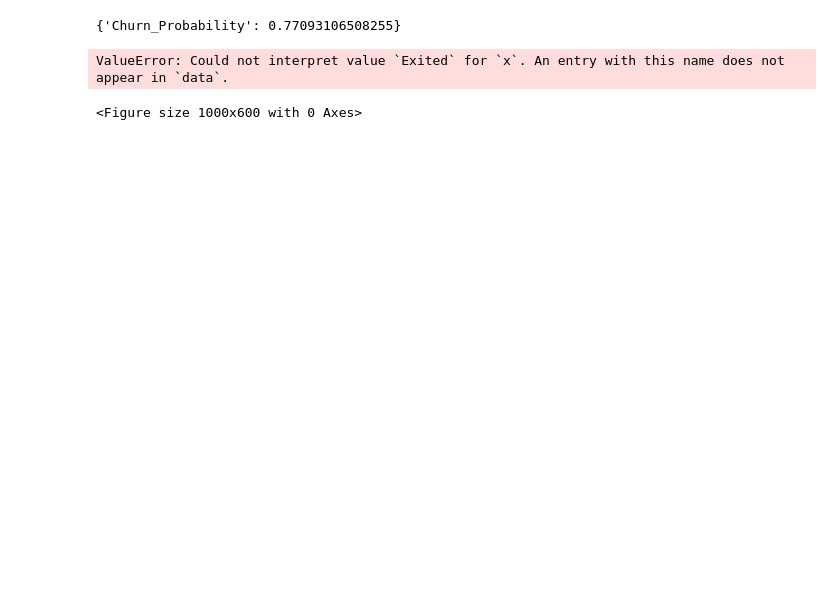
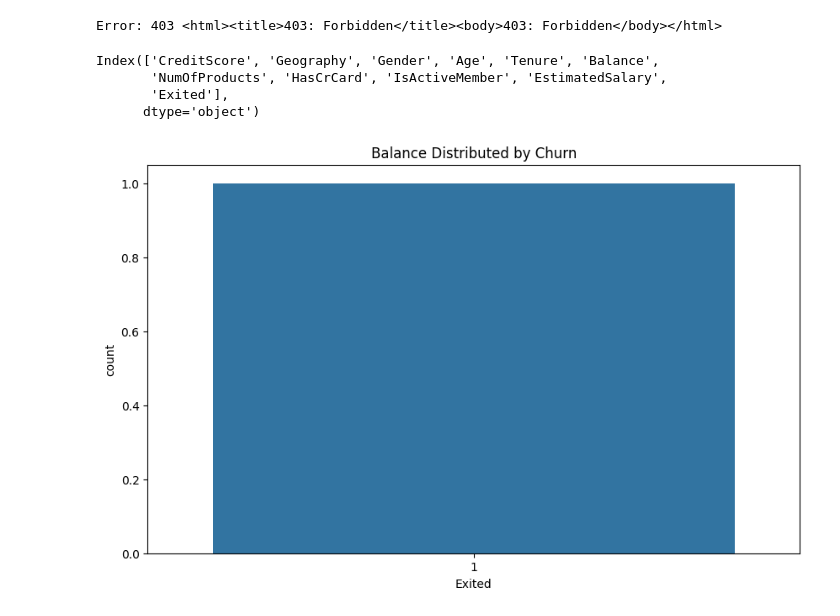
Before and after one commit to purohitamann/ChurnPredictionModel, a Jupyter notebook: test.ipynb, the cells around one changed output. Drawn from its saved outputs; the diff is of its cells as text; code cells hidden in the pictures; blank space fills up the shorter version.

```diff
--- a/test.ipynb
+++ b/test.ipynb
@@ -1,7 +1,7 @@
 # %%
 import requests
 
-url = "http://127.0.0.1:8000/predict"
+url = "https://churnpredictionmodel.onrender.com/predict"
 customer_data = {
     "CreditScore": 600,
     "Geography": "France",
@@ -22,27 +22,41 @@ if response.status_code == 200:
 else:
     print("Error:", response.status_code, response.text)
 # %% [output]
-{'Churn_Probability': 0.77093106508255}
+Error: 403 <html><title>403: Forbidden</title><body>403: Forbidden</body></html>
 # %%
 import matplotlib.pyplot as plt
 import seaborn as sns
 import pandas as pd
 
-# Assuming the response contains the customer data along with churn status (Exited)
-response_data = response.json()
+# Assuming the response is a dictionary and we add the "Exited" status manually for demo purposes
+response_data = {
+    "CreditScore": 200,
+    "Geography": "France",
+    "Gender": "Male",
+    "Age": 40,
+    "Tenure": 3,
+    "Balance": 60000,
+    "NumOfProducts": 2,
+    "HasCrCard": 1,
+    "IsActiveMember": 1,
+    "EstimatedSalary": 6,
+    "Exited": 1  # Add Exited status manually for testing if needed
+}
 
 # Convert the response data to a DataFrame
-# If the response only contains a single churn probability, you might not have the "Exited" column
-# You need to make sure you have the correct data structure for plotting
-df = pd.DataFrame([response_data])  # If it's a single prediction
-# Or if you have multiple records in the response, convert them into a DataFrame
-# df = pd.DataFrame(response_data)
+df = pd.DataFrame([response_data])
 
-# Example of plotting if you had the "Exited" column
+# Check if "Exited" is in the DataFrame
+print(df.columns)
+
+# Plot using Seaborn
 plt.figure(figsize=(10, 6))
-sns.countplot(x="Exited", data=df)  # Ensure "Exited" exists in the DataFrame
+sns.countplot(x="Exited", data=df)
 plt.title("Balance Distributed by Churn")
 plt.show()
 # %% [output]
-ValueError: Could not interpret value `Exited` for `x`. An entry with this name does not appear in `data`.
+Index(['CreditScore', 'Geography', 'Gender', 'Age', 'Tenure', 'Balance',
+       'NumOfProducts', 'HasCrCard', 'IsActiveMember', 'EstimatedSalary',
+       'Exited'],
+      dtype='object')
-<Figure size 1000x600 with 0 Axes>
+[figure, added]
```
Also changed, not shown: 2 other files.
